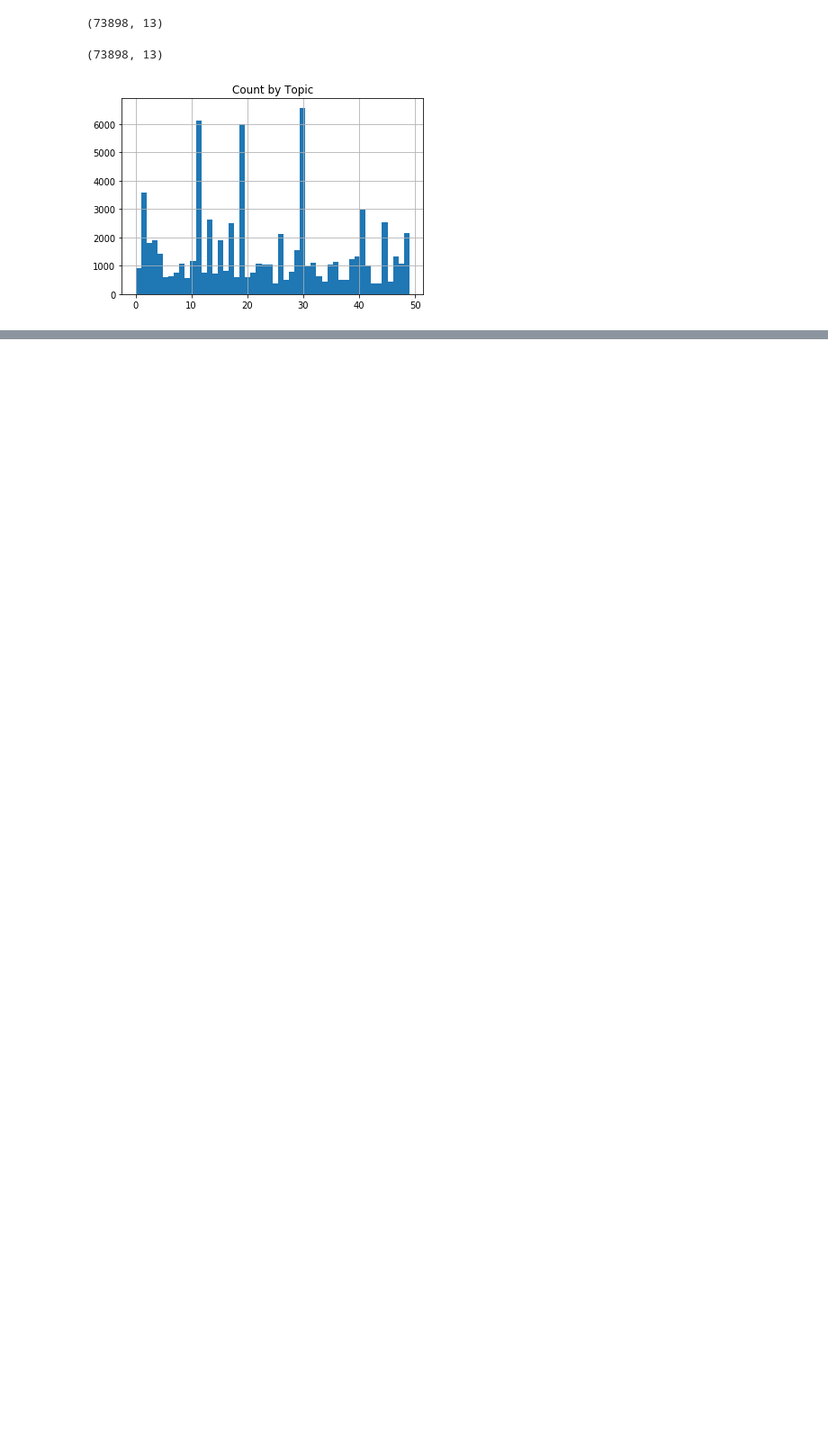
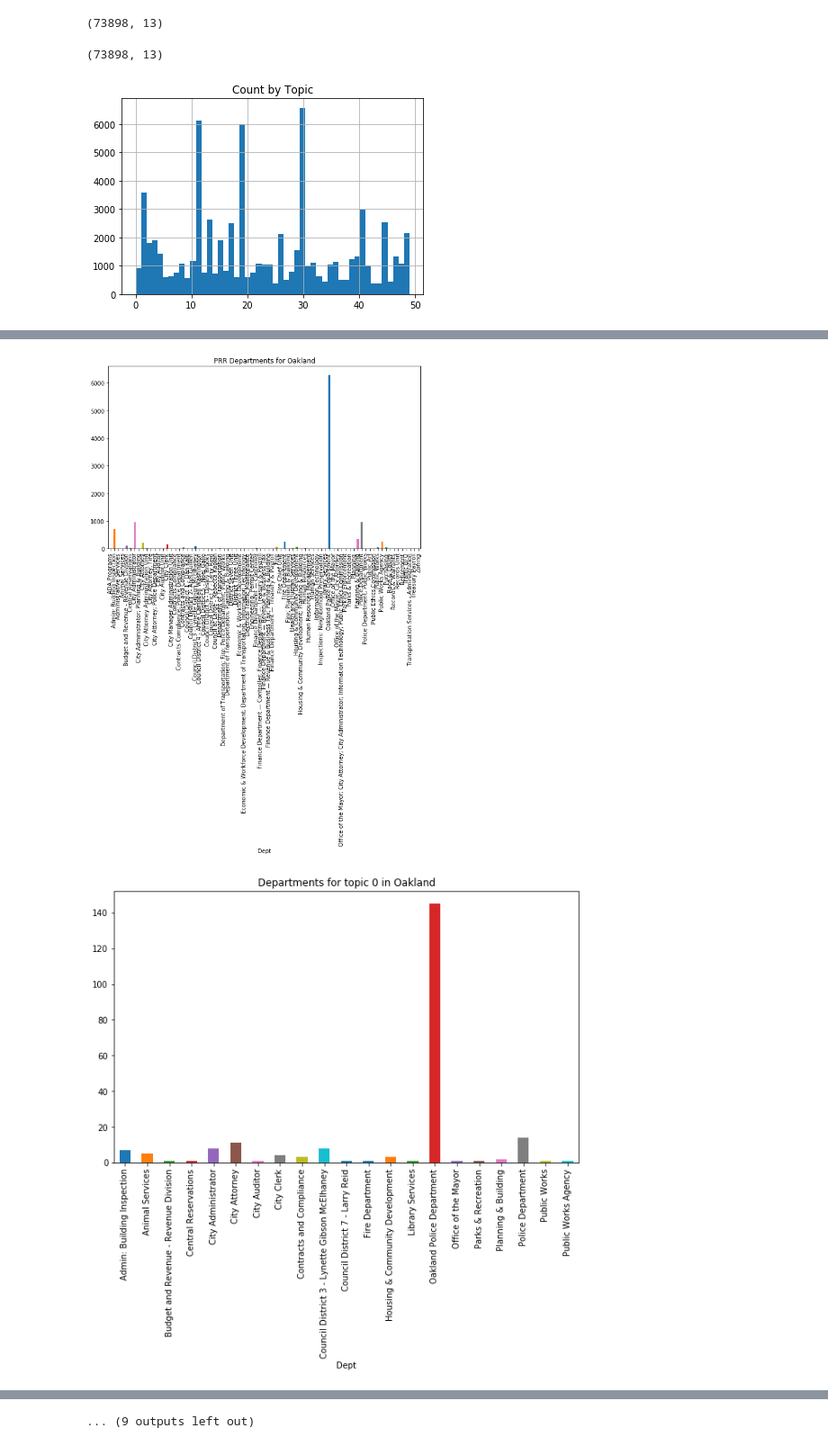
Before and after one commit to alenastern/Sunlight_FOIA, a Jupyter notebook: src/analysis/q2_LDA.ipynb, the cells around one changed output, grey strips where cells are left out. Shown at 90% size. Drawn from its saved outputs; the diff is of its cells as text; code cells hidden in the pictures; blank space fills up the shorter version.

Commit message:
fxn for splitting topic csv + plots

```diff
--- a/src/analysis/q2_LDA.ipynb
+++ b/src/analysis/q2_LDA.ipynb
@@ -34,3 +34,6 @@ pd.set_option('display.max_columns', 500)
 pd.set_option('display.max_colwidth', 1000)
 pd.set_option('display.width', 1000)
 warnings.filterwarnings('ignore')
+
+%pylab inline
+pylab.rcParams['figure.figsize'] = (10, 6)
@@ -513,3 +516,7 @@ NameError: name 'lda_40_45' is not defined
+# %%
+fp = 'topics/lda_20_45_topics.csv'
+df = pd.read_csv(fp)
+highest_topic(df, fp)
 # %%
 len(topic_list)
 # %% [output]
@@ -577,0 +587,30 @@ topics_to_csv(data, 50)
+# %%
+def eval_cat(df, num_topics, city):
+    df_raw = pd.read_csv('/Users/alenastern/Google Drive File Stream/My Drive/Alena_Project/PR_Data/{}.csv'.format(city))
+
+    df_raw_gp = df_raw.groupby('Dept').count()
+    df_raw_gp['Summary'].plot(kind = 'bar')
+    title = 'PRR Departments for {}'.format(city)
+    plt.title(title)
+    plt.show()
+
+    df_city = df[df['city'] == city]
+    df_merge = df_city.merge(df_raw, how ='left', on = 'Summary')
+    df_merge['top_topic'] = pd.to_numeric(df_merge['top_topic'])
+    for topic in range(0, num_topics):
+        df_sub = df_merge[df_merge['top_topic'] == topic]
+        df_gp = df_sub.groupby('Dept').count()
+        df_gp['Summary'].plot(kind='bar')
+        title = 'Departments for topic {} in {}'.format(topic, city)
+        plt.title(title)
+        plt.show()
+# %%
+city_list = ['Bainbridge', 'LasCruces', 'FortCollins', 'Mercer', 'Nola', 'Oakland', 'PaloAlto', 'Redmond',
+             'SanFrancisco', 'Vallejo']
+fp = 'topics/lda_20_45_topics.csv'
+df = pd.read_csv(fp)
+# %%
+eval_cat(df, 20, 'Oakland')
+# %% [output]
+[figure, added]
+[figure, added]
@@ -577,0 +627 @@ topics_to_csv(data, 50)
+... (9 outputs left out)
```
Also changed, not shown: parts of 15 cells of this notebook.
